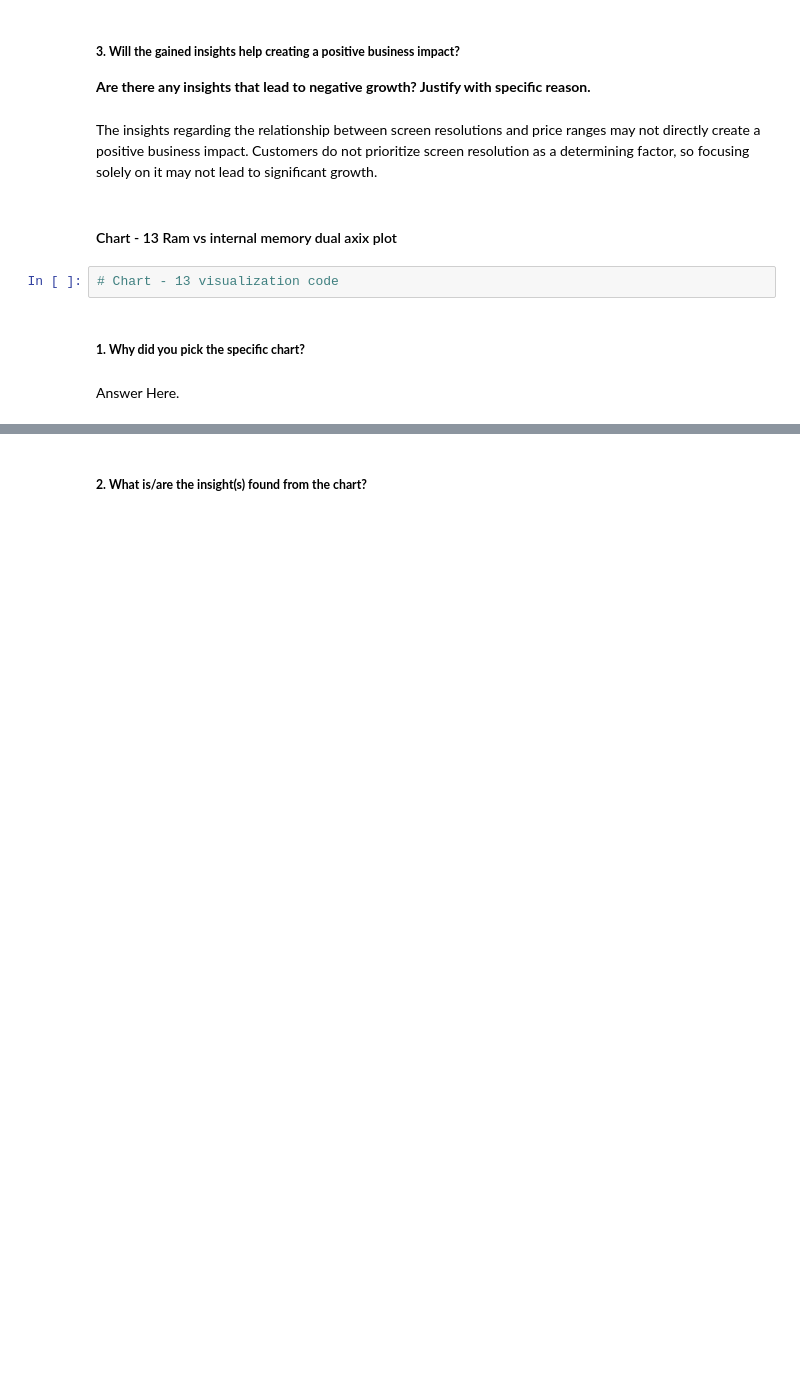
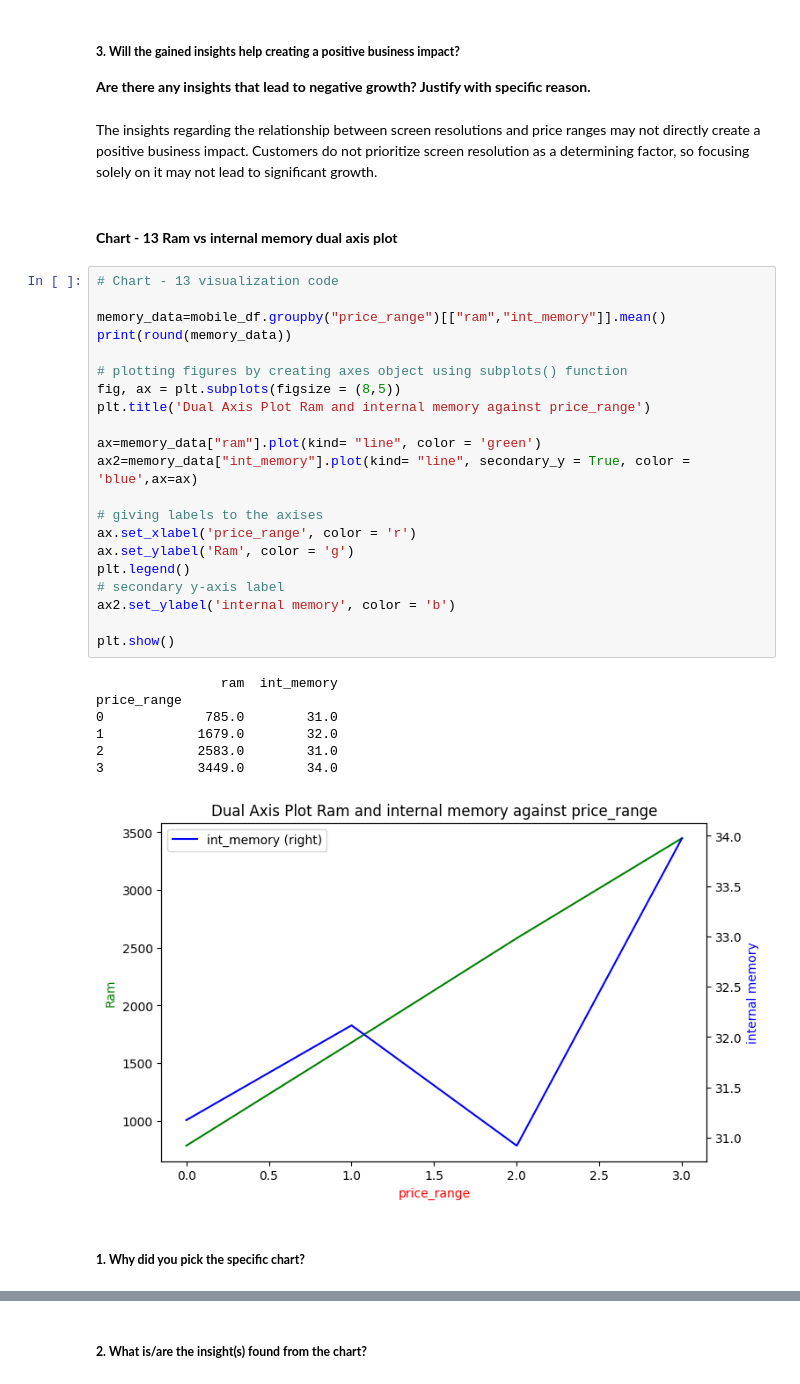
Before and after one commit to kapilkukreja469/Mobile_price_range_prediction, a Jupyter notebook: Mobile_price_range_prediction_by_kapil_kukreja.ipynb, the cells around one changed output, grey strips where cells are left out. Saved outputs shown, nothing was run; the diff lists cells and outputs as text; blank space fills up the shorter version.

```diff
--- a/Mobile_price_range_prediction_by_kapil_kukreja.ipynb
+++ b/Mobile_price_range_prediction_by_kapil_kukreja.ipynb
@@ -808,10 +808,35 @@ From the scatter plot comparing the screen height and screen width with the pric
 # %% [markdown]
 The insights regarding the relationship between screen resolutions and price ranges may not directly create a positive business impact. Customers do not prioritize screen resolution as a determining factor, so focusing solely on it may not lead to significant growth.
 # %% [markdown]
-#### Chart - 13 Ram vs internal memory dual axix plot
+#### **Chart - 13 Ram vs internal memory dual axis plot**
-# %%
-# Chart - 13 visualization code
+# %%
+# Chart - 13 visualization code
+
+memory_data=mobile_df.groupby("price_range")[["ram","int_memory"]].mean()
+print(round(memory_data))
+
+# plotting figures by creating axes object using subplots() function
+fig, ax = plt.subplots(figsize = (8,5))
+plt.title('Dual Axis Plot Ram and internal memory against price_range')
+
+ax=memory_data["ram"].plot(kind= "line", color = 'green')
+ax2=memory_data["int_memory"].plot(kind= "line", secondary_y = True, color = 'blue',ax=ax)
+
+# giving labels to the axises
+ax.set_xlabel('price_range', color = 'r')
+ax.set_ylabel('Ram', color = 'g')
+plt.legend()
+# secondary y-axis label
+ax2.set_ylabel('internal memory', color = 'b')
+
+plt.show()
+# %% [output]
+                ram  int_memory
+price_range
+0             785.0        31.0
+1            1679.0        32.0
+2            2583.0        31.0
+3            3449.0        34.0
+[figure, added]
 # %% [markdown]
 ##### **1. Why did you pick the specific chart?**
-# %% [markdown]
-Answer Here.
```
Also changed, not shown: parts of 17 cells of this notebook.
